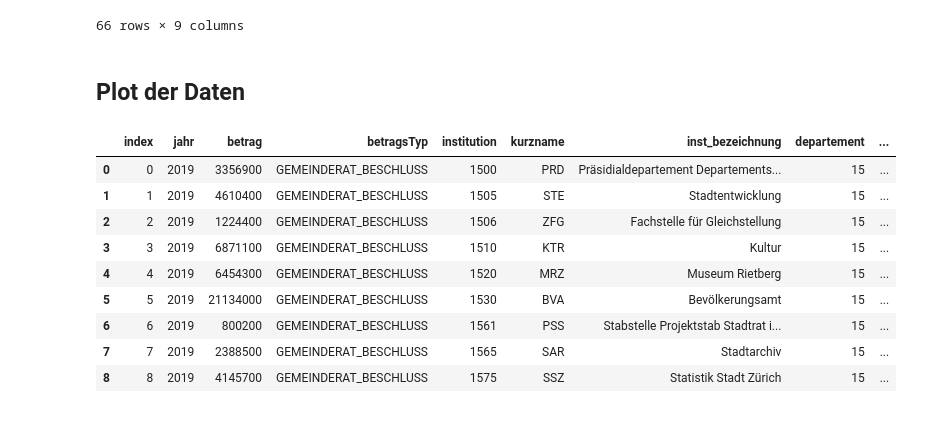
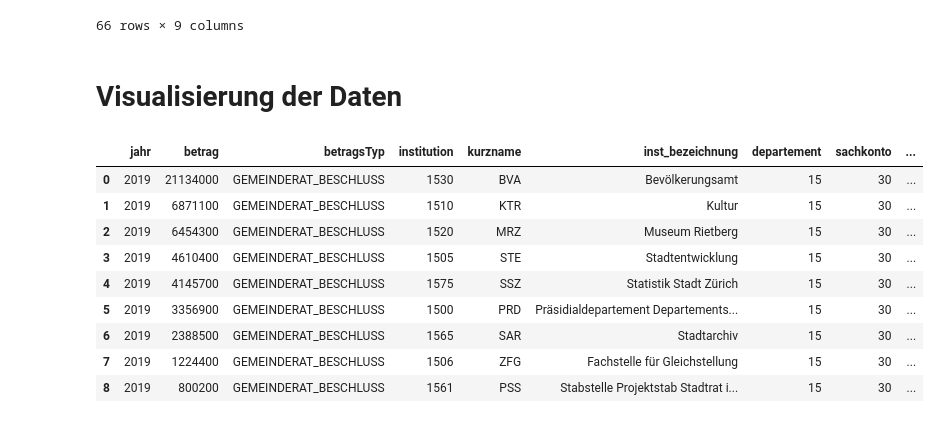
Before and after one commit to opendatazurich/opendatazurich.github.io, a Jupyter notebook: rpk-api/RPK-API-Beispiele.ipynb, the cells around one changed output. Cells and saved outputs as stored; diff of their text form; code cells hidden in the pictures.

```diff
--- a/rpk-api/RPK-API-Beispiele.ipynb
+++ b/rpk-api/RPK-API-Beispiele.ipynb
@@ -369,26 +369,28 @@ merged
 | 65 | 2019 | -165000 | GEMEINDERAT_BESCHLUSS | 1510 | KTR | Kultur | 15 | 63 | ... |
 66 rows × 9 columns
 # %% [markdown]
-## Plot der Daten
+# Visualisierung der Daten
 # %%
 # to use different styles, make sure to reload the default to always get clean results
 def use_style(style):
     plt.style.use('default')
     plt.style.use(style)
 # %%
-amount_pers = merged[(merged.sachkonto_bezeichnung == 'Personalaufwand') & (merged.jahr == 2019) ].reset_index()
+amount_pers = merged[(merged.sachkonto_bezeichnung == 'Personalaufwand') & (merged.jahr == 2019)].reset_index(drop=True)
+amount_pers = amount_pers.sort_values('betrag', ascending=False).reset_index(drop=True)
+amount_pers['betragInMio'] = amount_pers.apply(lambda row: round(row.betrag / 1000000, 2), axis = 1)
 amount_pers
 # %% [output]
-|  | index | jahr | betrag | betragsTyp | institution | kurzname | inst_bezeichnung | departement | ... |
-| 0 | 0 | 2019 | 3356900 | GEMEINDERAT_BESCHLUSS | 1500 | PRD | Präsidialdepartement Departements... | 15 | ... |
-| 1 | 1 | 2019 | 4610400 | GEMEINDERAT_BESCHLUSS | 1505 | STE | Stadtentwicklung | 15 | ... |
-| 2 | 2 | 2019 | 1224400 | GEMEINDERAT_BESCHLUSS | 1506 | ZFG | Fachstelle für Gleichstellung | 15 | ... |
-| 3 | 3 | 2019 | 6871100 | GEMEINDERAT_BESCHLUSS | 1510 | KTR | Kultur | 15 | ... |
-| 4 | 4 | 2019 | 6454300 | GEMEINDERAT_BESCHLUSS | 1520 | MRZ | Museum Rietberg | 15 | ... |
-| 5 | 5 | 2019 | 21134000 | GEMEINDERAT_BESCHLUSS | 1530 | BVA | Bevölkerungsamt | 15 | ... |
-| 6 | 6 | 2019 | 800200 | GEMEINDERAT_BESCHLUSS | 1561 | PSS | Stabstelle Projektstab Stadtrat i... | 15 | ... |
-| 7 | 7 | 2019 | 2388500 | GEMEINDERAT_BESCHLUSS | 1565 | SAR | Stadtarchiv | 15 | ... |
-| 8 | 8 | 2019 | 4145700 | GEMEINDERAT_BESCHLUSS | 1575 | SSZ | Statistik Stadt Zürich | 15 | ... |
+|  | jahr | betrag | betragsTyp | institution | kurzname | inst_bezeichnung | departement | sachkonto | ... |
+| 0 | 2019 | 21134000 | GEMEINDERAT_BESCHLUSS | 1530 | BVA | Bevölkerungsamt | 15 | 30 | ... |
+| 1 | 2019 | 6871100 | GEMEINDERAT_BESCHLUSS | 1510 | KTR | Kultur | 15 | 30 | ... |
+| 2 | 2019 | 6454300 | GEMEINDERAT_BESCHLUSS | 1520 | MRZ | Museum Rietberg | 15 | 30 | ... |
+| 3 | 2019 | 4610400 | GEMEINDERAT_BESCHLUSS | 1505 | STE | Stadtentwicklung | 15 | 30 | ... |
+| 4 | 2019 | 4145700 | GEMEINDERAT_BESCHLUSS | 1575 | SSZ | Statistik Stadt Zürich | 15 | 30 | ... |
+| 5 | 2019 | 3356900 | GEMEINDERAT_BESCHLUSS | 1500 | PRD | Präsidialdepartement Departements... | 15 | 30 | ... |
+| 6 | 2019 | 2388500 | GEMEINDERAT_BESCHLUSS | 1565 | SAR | Stadtarchiv | 15 | 30 | ... |
+| 7 | 2019 | 1224400 | GEMEINDERAT_BESCHLUSS | 1506 | ZFG | Fachstelle für Gleichstellung | 15 | 30 | ... |
+| 8 | 2019 | 800200 | GEMEINDERAT_BESCHLUSS | 1561 | PSS | Stabstelle Projektstab Stadtrat i... | 15 | 30 | ... |
 # %%
 use_style('fivethirtyeight')
 
```
Also changed, not shown: parts of 1 cell of this notebook.
